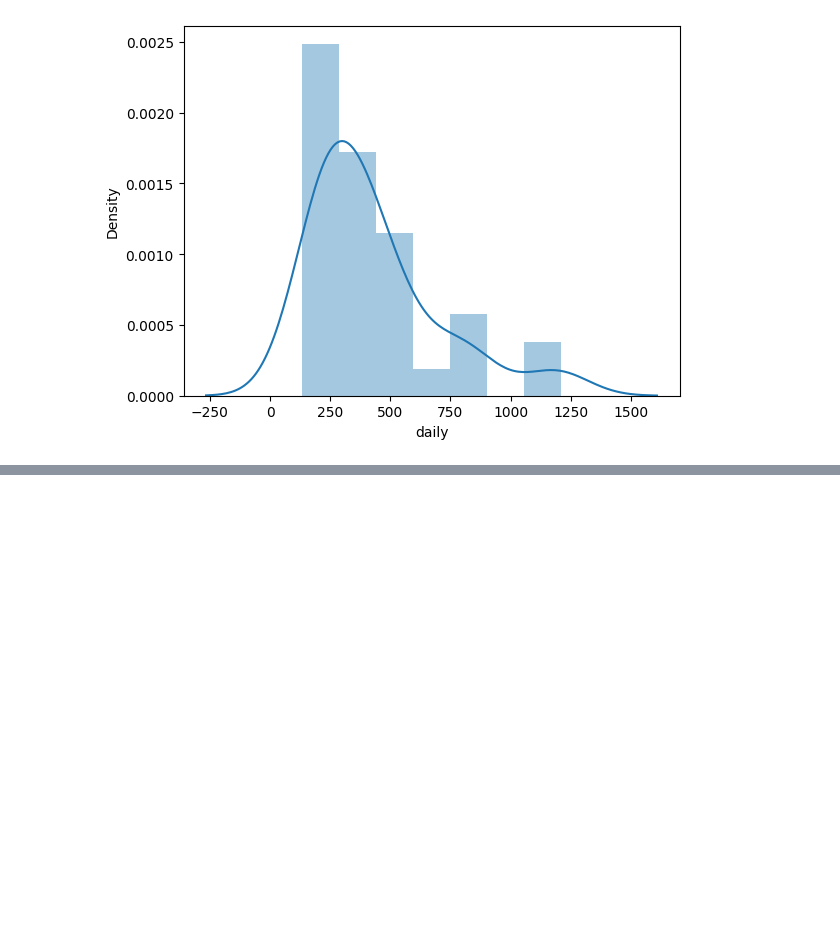
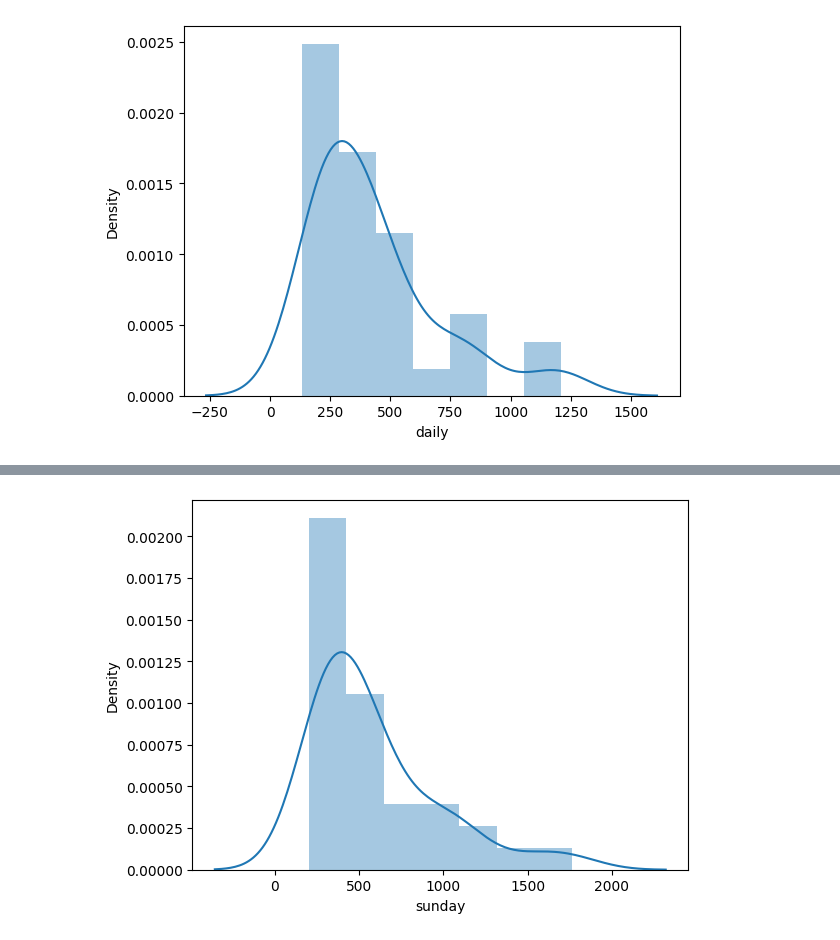
Before and after one commit to LokeshPanuganti15/Python, a Jupyter notebook: DAY_18.ipynb, the cells around one changed output, grey strips where cells are left out. Drawn from its saved outputs; the diff is of its cells as text; code cells hidden in the pictures; blank space fills up the shorter version.

```diff
--- a/DAY_18.ipynb
+++ b/DAY_18.ipynb
@@ -5,7 +5,7 @@ import warnings
 warnings.filterwarnings('ignore')
 # %%
 import pandas as pd
-data = pd.read_csv("/content/NewspaperData.csv")
+data = pd.read_csv("/NewspaperData.csv")
 data.head()
 # %% [output]
 |  | Newspaper | daily | sunday |
@@ -80,0 +88,5 @@ sns.distplot(data['daily'])
+# %%
+sns.distplot(data['sunday'])
+plt.show()
+# %% [output]
+[figure, added]
```
Also changed, not shown: parts of 9 cells of this notebook.
